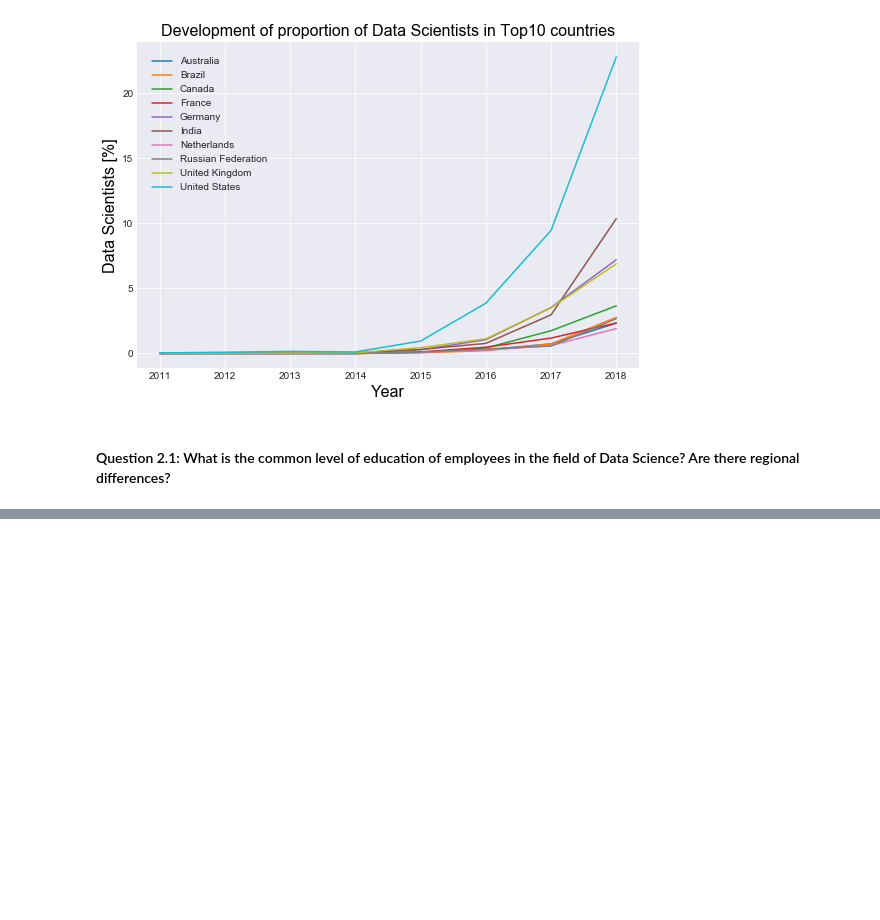
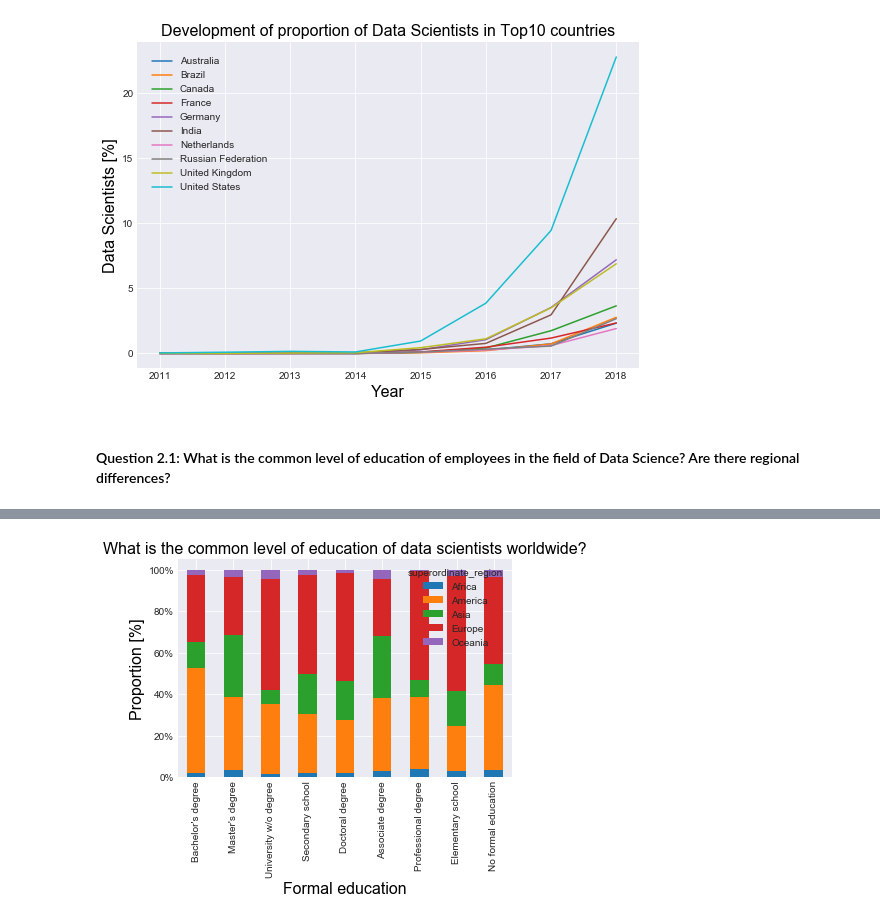
Before and after one commit to oliverkroening/Udacity_DSND_Project04, a Jupyter notebook: Data_Science_Europe.ipynb, the cells around one changed output, grey strips where cells are left out. Drawn from its saved outputs; the diff is of its cells as text; code cells hidden in the pictures; blank space fills up the shorter version.

```diff
--- a/Data_Science_Europe.ipynb
+++ b/Data_Science_Europe.ipynb
@@ -1630,0 +1643,15 @@ plt.savefig('Q1.3_numDS_time_top10.png', dpi = 400, quality = 100)
+# %%
+# plot bar chart of level of formal education
+
+ds_q2_df.groupby(['formal_education'])['superordinate_region'].value_counts().groupby(level=0).apply(
+    lambda x: 100 * x / x.sum()
+).unstack().plot(kind='bar',stacked=True)
+
+plt.gca().yaxis.set_major_formatter(mtick.PercentFormatter())
+plt.title("What is the common level of education of data scientists worldwide?", fontdict=font);
+plt.xlabel('Formal education', fontdict=font)
+plt.ylabel('Proportion [%]', fontdict=font);
+plt.xticks(locs,labels)
+plt.show()
+# %% [output]
+[figure, added]
```
Also changed, not shown: parts of 8 cells of this notebook.
